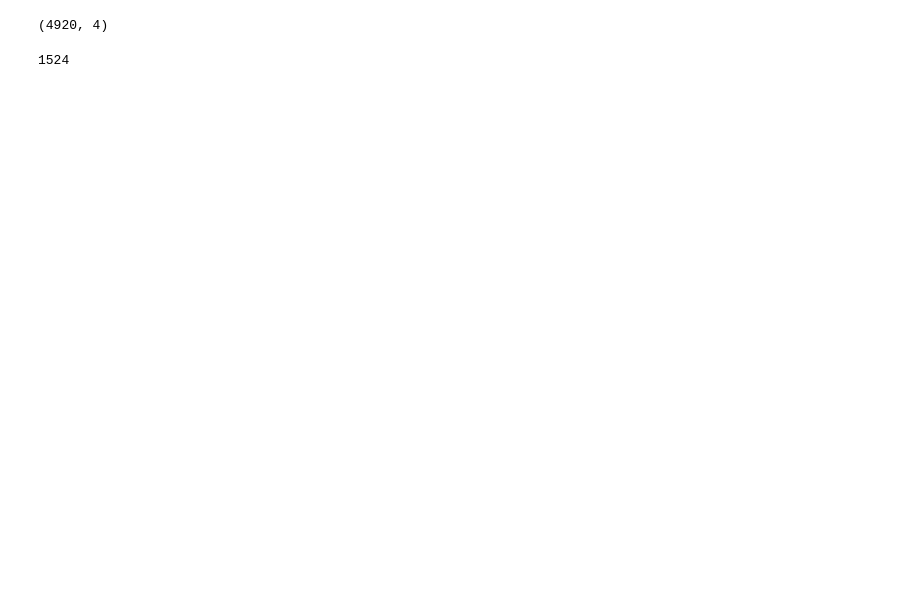
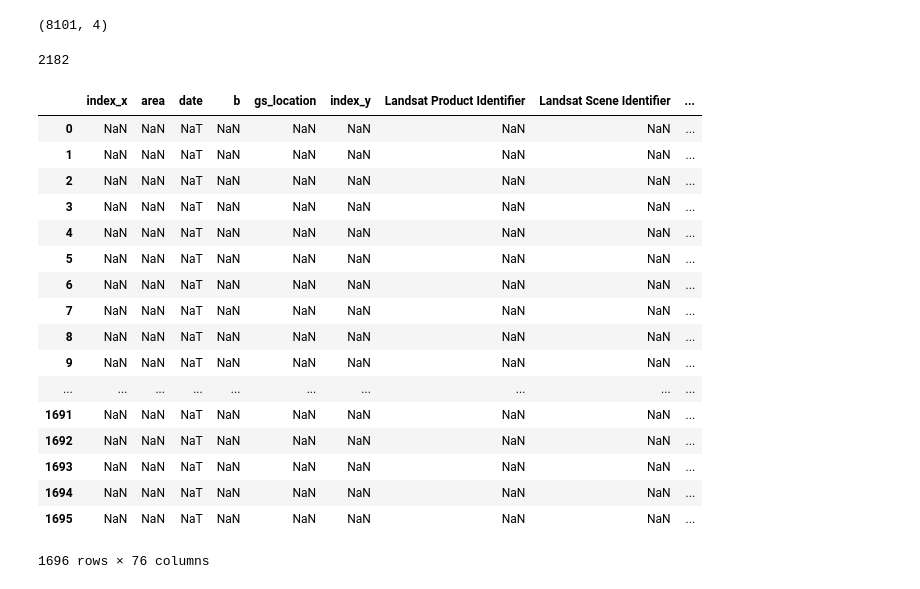
Before and after one commit to nawafalsane/landsat, a Jupyter notebook: capstone3.ipynb, the cells around one changed output. Drawn from its saved outputs; the diff is of its cells as text; code cells hidden in the pictures; blank space fills up the shorter version.

```diff
--- a/capstone3.ipynb
+++ b/capstone3.ipynb
@@ -2,7 +2,7 @@
 import pandas as pd
 import re
 # %%
-landsat5 = pd.read_csv('./LANDSAT_TM_C1_281139.csv', encoding = "ISO-8859-1", parse_dates=['Acquisition Date'])
+landsat5 = pd.read_csv('./LANDSAT_ETM_C1_282311.csv', encoding = "ISO-8859-1", parse_dates=['Acquisition Date'])
 landsat5["Acquisition Date"] = pd.to_datetime(landsat5['Acquisition Date'].dt.strftime("%Y%m%d"))
 # %%
 landsat5.shape
@@ -21,10 +21,10 @@ landsat5.rename(mapper={"Acquisition Date": "date"}, axis=1, inplace=True)
 landsat5_gs = pd.DataFrame(columns=['area', 'date', 'b', 'gs_location'])
 # %%
 land5_lst = []
-with open('landsat5.txt', 'r') as file:
+with open('landsat7.txt', 'r') as file:
     for line in file:
         rex = re.compile(r'.TIF')
         if rex.search(line) != None:
             land5_lst.append(line)
-land5_lst[:5]
+land5_lst[::-5]
 # %% [output]
@@ -45,7 +57,7 @@ for idx, line in enumerate(land5_lst):
 # %%
 landsat5_gs.shape
 # %% [output]
-(4920, 4)
+(8101, 4)
 # %%
 landsat5_gs = landsat5_gs[(landsat5_gs.b == 'B4') | (landsat5_gs.b == 'B3')]
 landsat5_gs.reset_index(inplace=True)
@@ -55,7 +67,28 @@ landsat5_merged = landsat5_gs.merge(landsat5, on="date")
 # %%
 landsat5_merged.isnull().sum().sum()
 # %% [output]
-1524
+2182
+# %%
+landsat5_merged[landsat5_merged.isnull()]
+# %% [output]
+|  | index_x | area | date | b | gs_location | index_y | Landsat Product Identifier | Landsat Scene Identifier | ... |
+| 0 | NaN | NaN | NaT | NaN | NaN | NaN | NaN | NaN | ... |
+| 1 | NaN | NaN | NaT | NaN | NaN | NaN | NaN | NaN | ... |
+| 2 | NaN | NaN | NaT | NaN | NaN | NaN | NaN | NaN | ... |
+| 3 | NaN | NaN | NaT | NaN | NaN | NaN | NaN | NaN | ... |
+| 4 | NaN | NaN | NaT | NaN | NaN | NaN | NaN | NaN | ... |
+| 5 | NaN | NaN | NaT | NaN | NaN | NaN | NaN | NaN | ... |
+| 6 | NaN | NaN | NaT | NaN | NaN | NaN | NaN | NaN | ... |
+| 7 | NaN | NaN | NaT | NaN | NaN | NaN | NaN | NaN | ... |
+| 8 | NaN | NaN | NaT | NaN | NaN | NaN | NaN | NaN | ... |
+| 9 | NaN | NaN | NaT | NaN | NaN | NaN | NaN | NaN | ... |
+| ... | ... | ... | ... | ... | ... | ... | ... | ... | ... |
+| 1691 | NaN | NaN | NaT | NaN | NaN | NaN | NaN | NaN | ... |
+| 1692 | NaN | NaN | NaT | NaN | NaN | NaN | NaN | NaN | ... |
+| 1693 | NaN | NaN | NaT | NaN | NaN | NaN | NaN | NaN | ... |
+| 1694 | NaN | NaN | NaT | NaN | NaN | NaN | NaN | NaN | ... |
+| 1695 | NaN | NaN | NaT | NaN | NaN | NaN | NaN | NaN | ... |
+1696 rows × 76 columns
 # %%
 landsat5_merged.gs_location = landsat5_merged.gs_location.str.replace("\n", "")
 # %%
```
Also changed, not shown: parts of 4 cells of this notebook, 9 other files.
